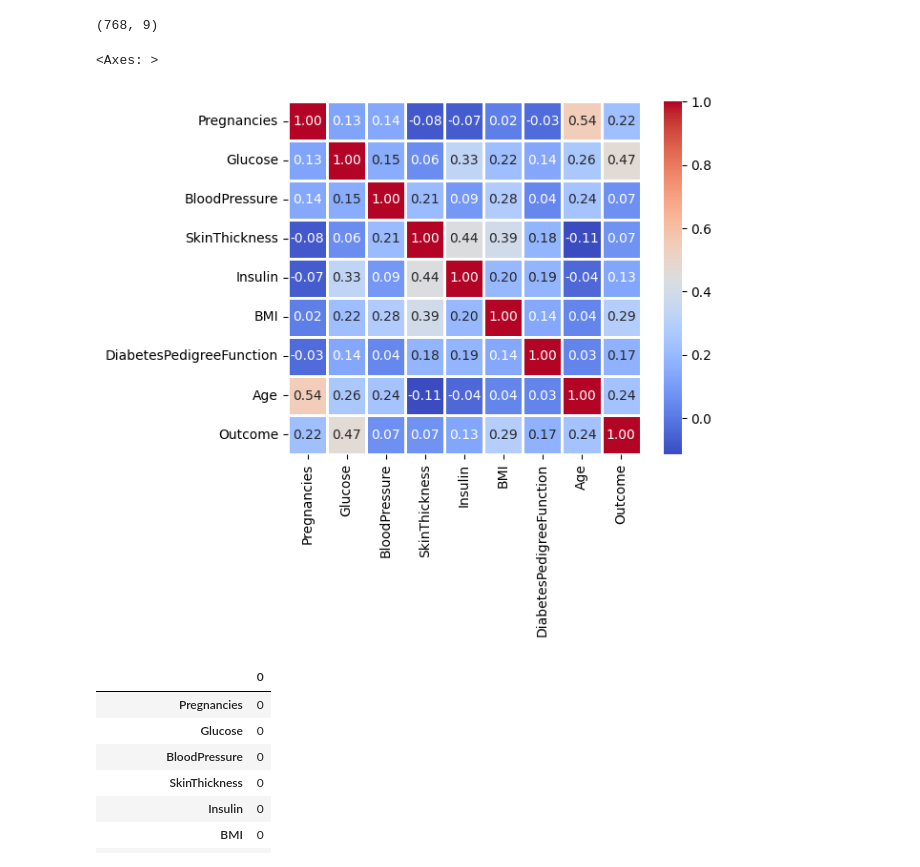
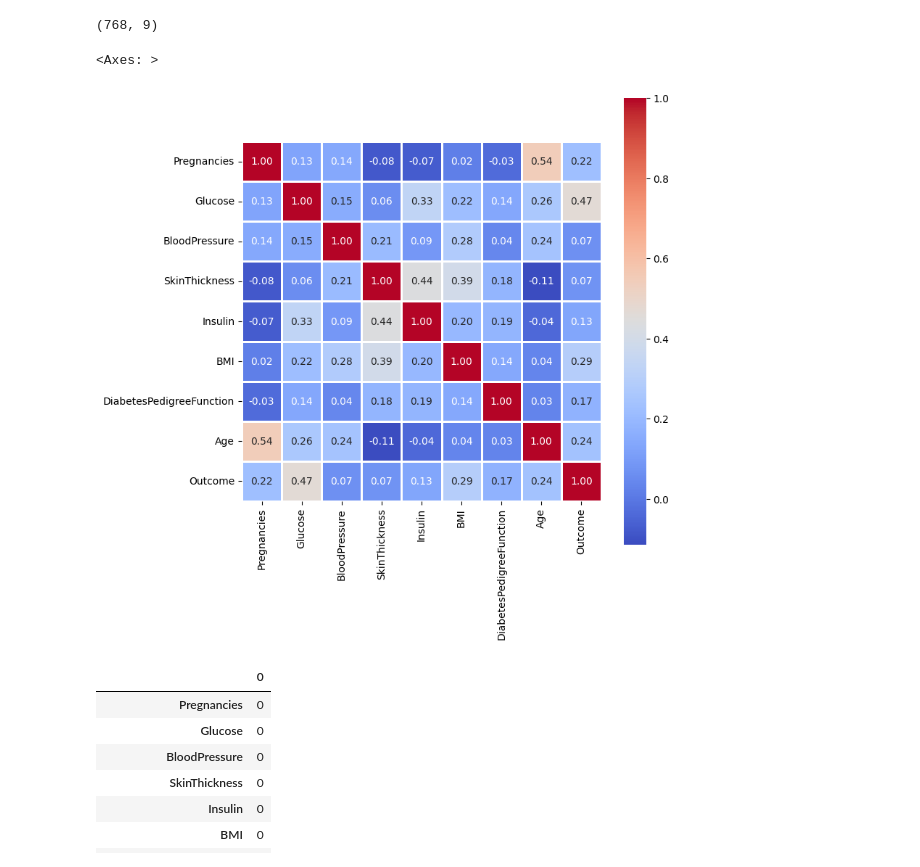
Before and after one commit to SarveshTikekar/CSL701-Machine-Learning, a Jupyter notebook: PCA_Sarvesh.ipynb, the cells around one changed output. Drawn from its saved outputs; the diff is of its cells as text; code cells hidden in the pictures.

```diff
--- a/PCA_Sarvesh.ipynb
+++ b/PCA_Sarvesh.ipynb
@@ -82,11 +83,12 @@ data.shape
 # %%
 # Finding out the correlation matrix
 
+plt.figure(figsize=(8, 8))
 cor = data.corr()
 sns.heatmap(data=cor, cmap="coolwarm", square = True , annot=True, linewidths=0.75, fmt='.2f')
 # %% [output]
 <Axes: >
-[figure, old version]
+[figure, new version]
 # %%
 #Check for missing values
 
```
Also changed, not shown: parts of 8 cells of this notebook.
